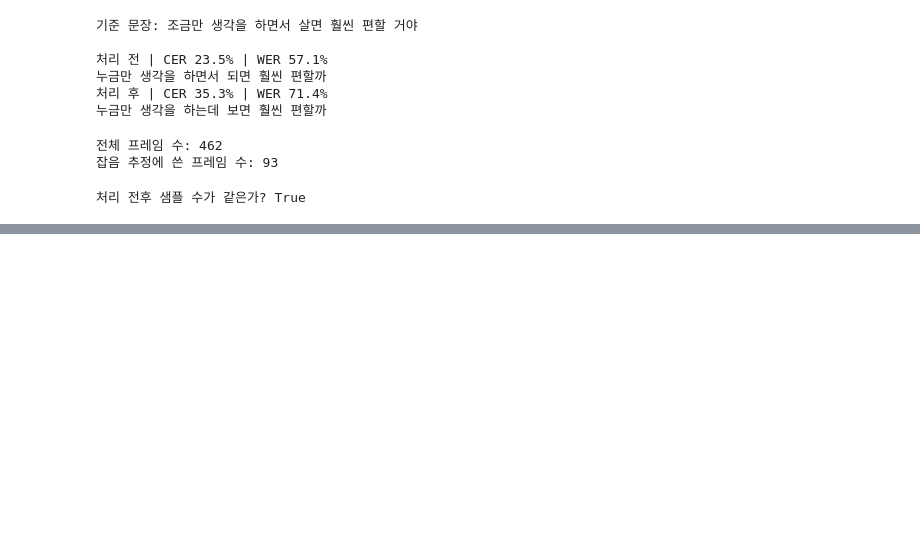
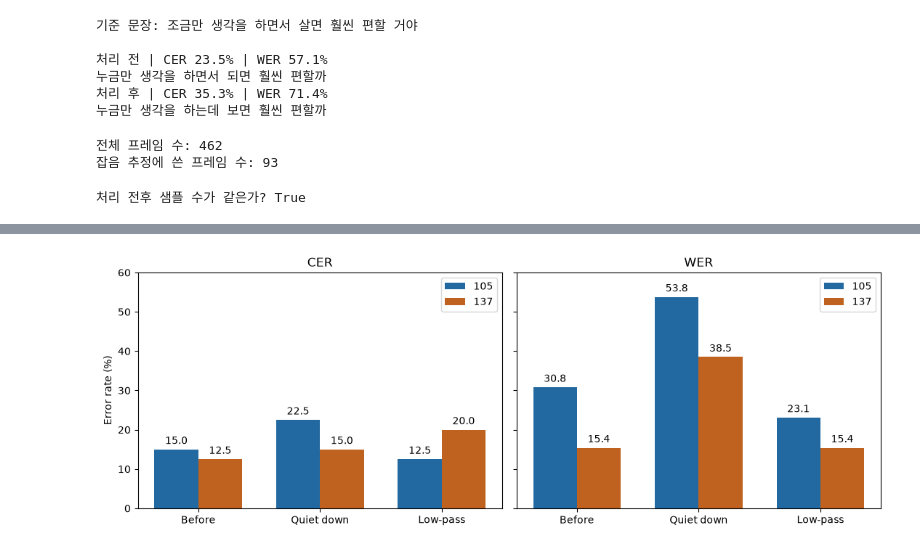
Before and after one commit to min-gyu-jeon/ai-study, a Jupyter notebook: asr-study/02_speech_to_text.ipynb, the cells around one changed output, grey strips where cells are left out. Cells and saved outputs as stored; diff of their text form; code cells hidden in the pictures; blank space fills up the shorter version.

```diff
--- a/asr-study/02_speech_to_text.ipynb
+++ b/asr-study/02_speech_to_text.ipynb
@@ -293,0 +527,34 @@ print("처리 전후 샘플 수가 같은가?", len(before_wave) == len(spectral
+# %%
+import numpy as np
+import matplotlib.pyplot as plt
+
+methods = ["Before", "Quiet down", "Low-pass"]
+
+cer_105 = [15.0, 22.5, 12.5]
+cer_137 = [12.5, 15.0, 20.0]
+wer_105 = [30.8, 53.8, 23.1]
+wer_137 = [15.4, 38.5, 15.4]
+
+x = np.arange(len(methods))
+width = 0.36
+# %%
+fig, axes = plt.subplots(1, 2, figsize=(11, 4), sharey=True)  # 그래프 두 칸을 같은 세로 눈금으로 준비해요.
+
+def draw(ax, title, scores_105, scores_137):  # 그래프 한 칸을 그리는 방법이에요.
+    bars_105 = ax.bar(x - width / 2, scores_105, width, color="#2369A1", label="105")
+    bars_137 = ax.bar(x + width / 2, scores_137, width, color="#BF621F", label="137")
+
+    ax.bar_label(bars_105, fmt="%.1f", padding=3)  # 파란 막대 위에 숫자를 적어요.
+    ax.bar_label(bars_137, fmt="%.1f", padding=3)  # 주황 막대 위에도 숫자를 적어요.
+    ax.set_xticks(x, labels=methods)              # 0, 1, 2 자리에 처리 방법 이름을 붙여요.
+    ax.set_title(title)                           # 이 칸의 제목을 적어요.
+    ax.set_ylim(0, 60)                            # 세로축은 0%부터 60%까지 보여줘요.
+    ax.legend()                                   # 어느 색이 어느 화자인지 표시해요.
+
+draw(axes[0], "CER", cer_105, cer_137)  # 왼쪽 칸에 두 사람의 글자 오류율을 그려요.
+draw(axes[1], "WER", wer_105, wer_137)  # 오른쪽 칸에 두 사람의 어절 오류율을 그려요.
+axes[0].set_ylabel("Error rate (%)")   # 세로축의 단위가 퍼센트라고 적어요.
+fig.tight_layout()                    # 글자와 그림 사이의 간격을 정리해요.
+plt.show()                            # 완성한 그림을 화면에 보여줘요.
+# %% [output]
+[figure, added]
```
Also changed, not shown: parts of 15 cells of this notebook.
